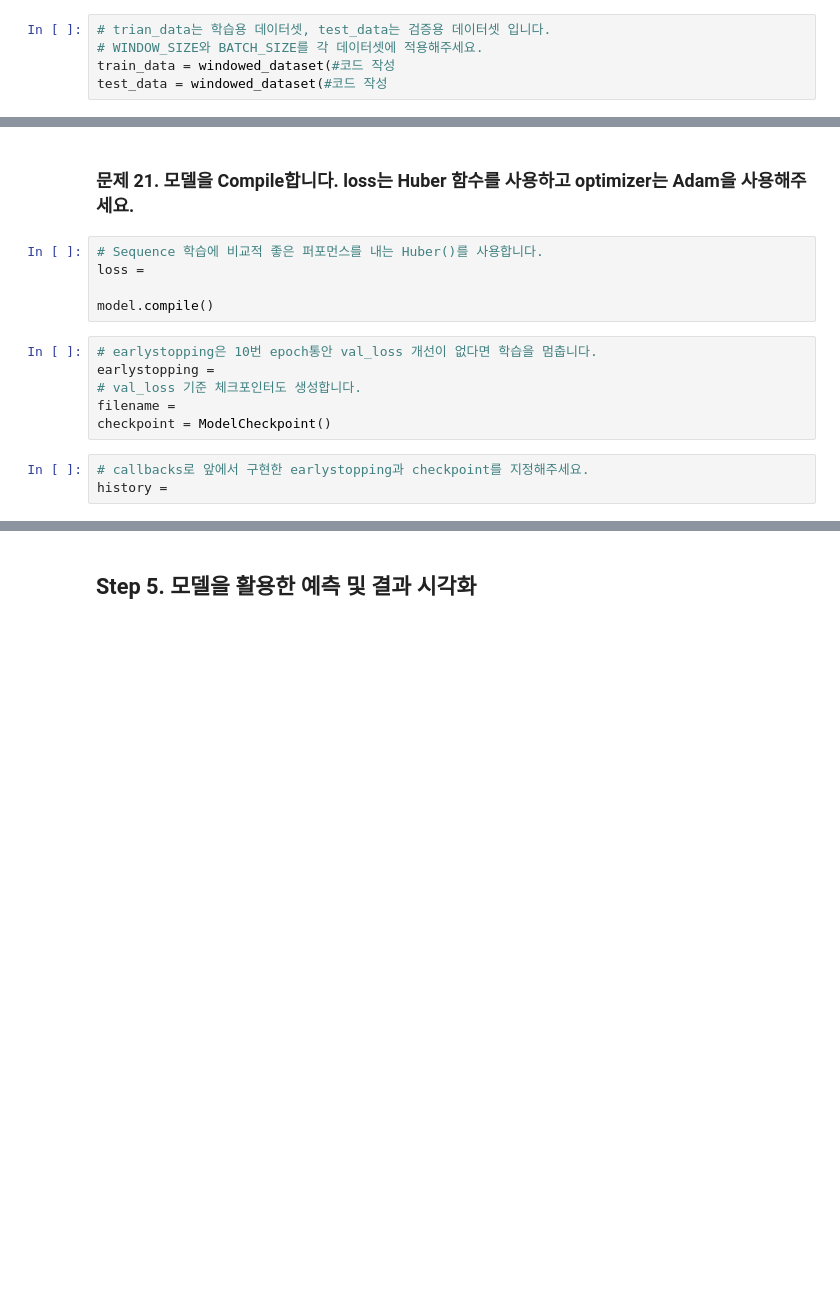
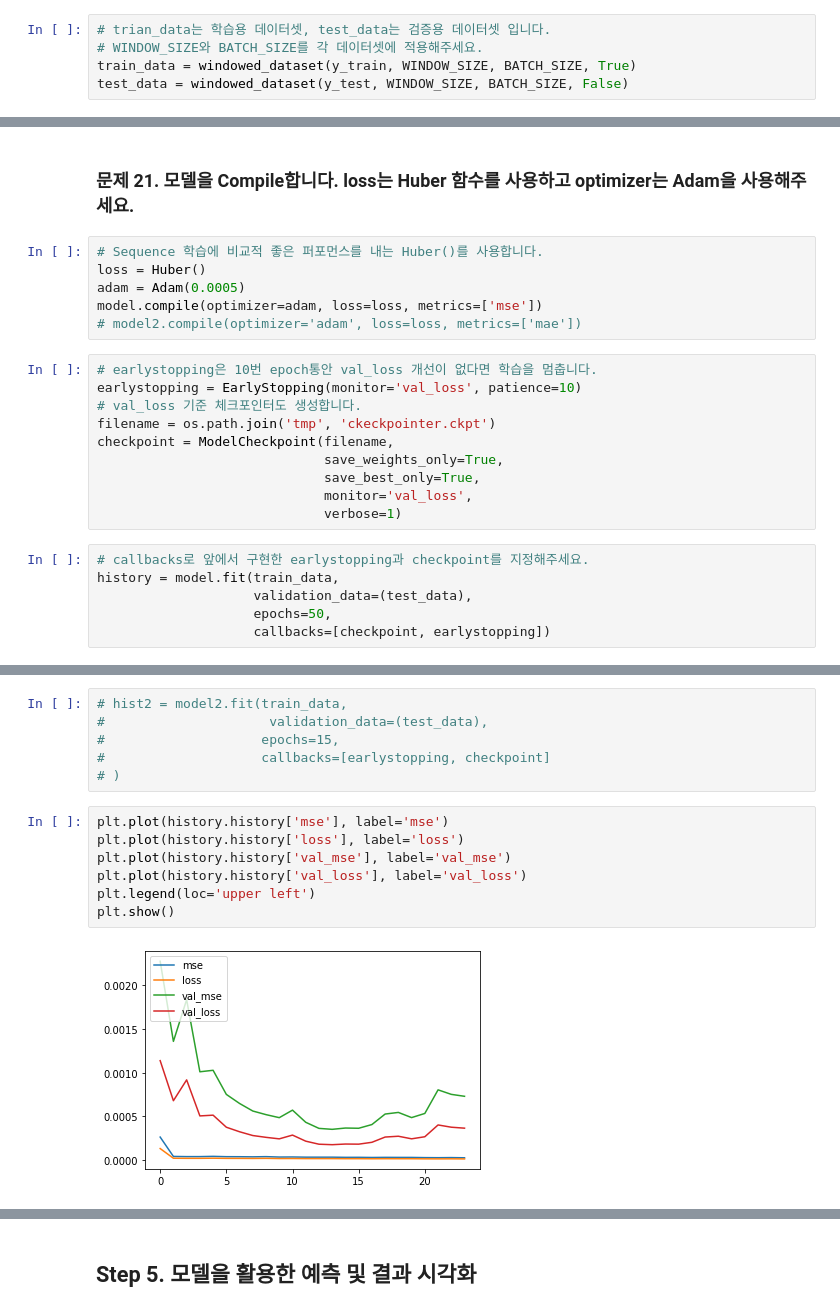
Before and after one commit to boossiman2/FastCampus-Deeplearning300, a Jupyter notebook: Part5_Sequential,NLP/1_1_LSTM을_활용해_주가_예측_모델_구현하기.ipynb, the cells around one changed output, grey strips where cells are left out. Cells and saved outputs as stored; diff of their text form; blank space fills up the shorter version.

Commit message:
windowed, modeling

```diff
--- a/Part5_Sequential,NLP/1_1_LSTM을_활용해_주가_예측_모델_구현하기.ipynb
+++ b/Part5_Sequential,NLP/1_1_LSTM을_활용해_주가_예측_모델_구현하기.ipynb
@@ -418,8 +501,8 @@ BATCH_SIZE=32
 # %%
 # trian_data는 학습용 데이터셋, test_data는 검증용 데이터셋 입니다.
 # WINDOW_SIZE와 BATCH_SIZE를 각 데이터셋에 적용해주세요.
-train_data = windowed_dataset(#코드 작성
-test_data = windowed_dataset(#코드 작성
+train_data = windowed_dataset(y_train, WINDOW_SIZE, BATCH_SIZE, True)
+test_data = windowed_dataset(y_test, WINDOW_SIZE, BATCH_SIZE, False)
 # %%
 # 아래의 코드로 데이터셋의 구성을 확인해 볼 수 있습니다. 그대로 실행해보고, 데이터의 shape을 살펴보세요.
 # X: (batch_size, window_size, feature)
@@ -448,15 +568,23 @@ model = Sequential([
 ### 문제 21. 모델을 Compile합니다. loss는 Huber 함수를 사용하고 optimizer는 Adam을 사용해주세요.
 # %%
 # Sequence 학습에 비교적 좋은 퍼포먼스를 내는 Huber()를 사용합니다.
-loss =
-
-model.compile()
+loss = Huber()
+adam = Adam(0.0005)
+model.compile(optimizer=adam, loss=loss, metrics=['mse'])
+# model2.compile(optimizer='adam', loss=loss, metrics=['mae'])
 # %%
 # earlystopping은 10번 epoch통안 val_loss 개선이 없다면 학습을 멈춥니다.
-earlystopping =
+earlystopping = EarlyStopping(monitor='val_loss', patience=10)
 # val_loss 기준 체크포인터도 생성합니다.
-filename =
-checkpoint = ModelCheckpoint()
+filename = os.path.join('tmp', 'ckeckpointer.ckpt')
+checkpoint = ModelCheckpoint(filename,
+                             save_weights_only=True,
+                             save_best_only=True,
+                             monitor='val_loss',
+                             verbose=1)
 # %%
 # callbacks로 앞에서 구현한 earlystopping과 checkpoint를 지정해주세요.
-history =
+history = model.fit(train_data,
+                    validation_data=(test_data),
+                    epochs=50,
+                    callbacks=[checkpoint, earlystopping])
@@ -462,0 +609,15 @@ history =
+# %%
+# hist2 = model2.fit(train_data,
+#                     validation_data=(test_data),
+#                    epochs=15,
+#                    callbacks=[earlystopping, checkpoint]
+# )
+# %%
+plt.plot(history.history['mse'], label='mse')
+plt.plot(history.history['loss'], label='loss')
+plt.plot(history.history['val_mse'], label='val_mse')
+plt.plot(history.history['val_loss'], label='val_loss')
+plt.legend(loc='upper left')
+plt.show()
+# %% [output]
+[figure, added]
```
Also changed, not shown: parts of 40 cells of this notebook.
